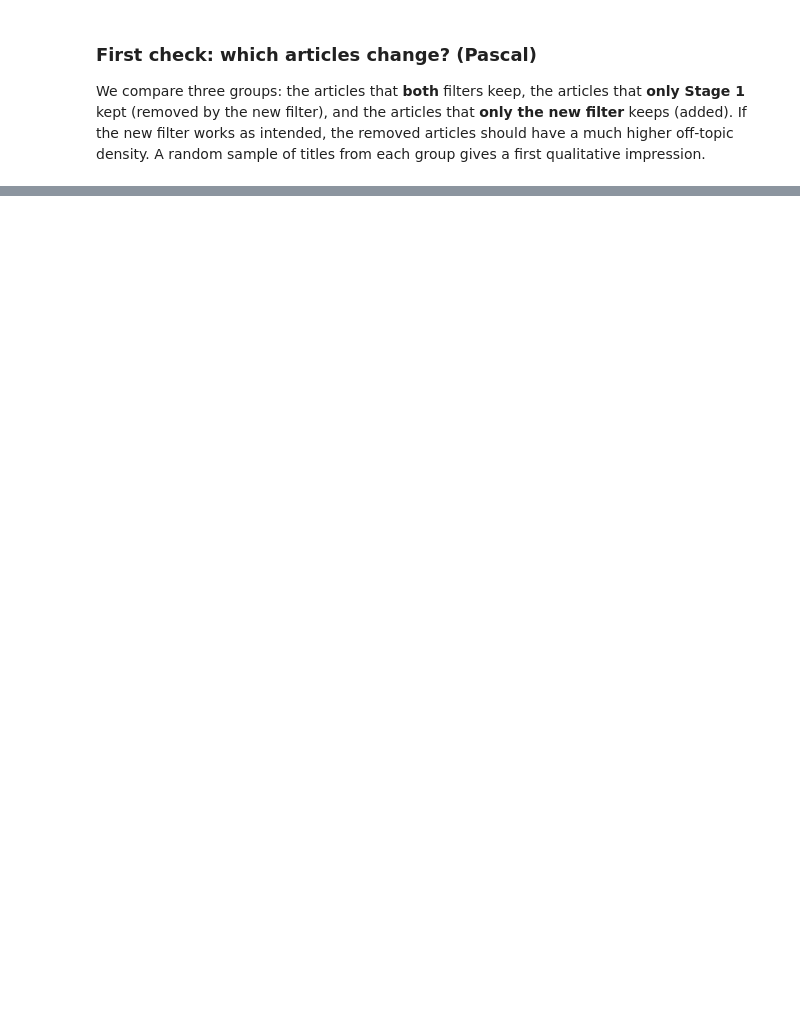
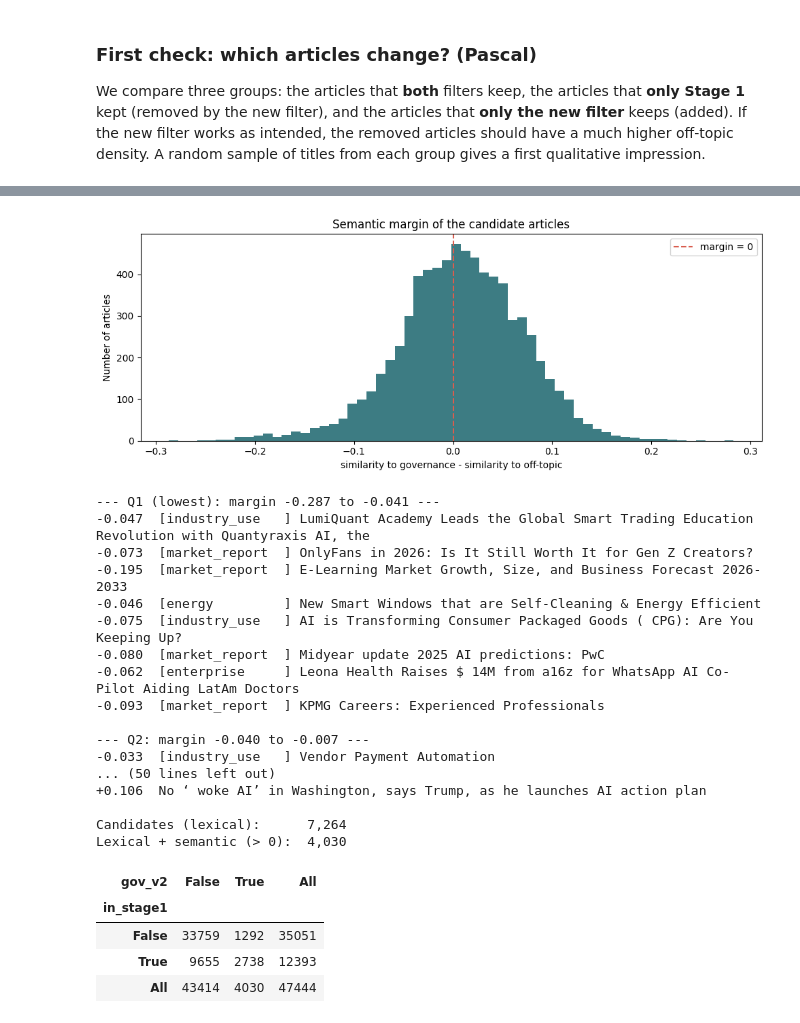
Before and after one commit to Pascingo/CTA-media-analysis, a Jupyter notebook: Stage_3.ipynb, the cells around one changed output, grey strips where cells are left out. Cells and saved outputs as stored; diff of their text form; code cells hidden in the pictures; blank space fills up the shorter version.

```diff
--- a/Stage_3.ipynb
+++ b/Stage_3.ipynb
@@ -314,0 +479,60 @@ for name, mask in groups.items():
+# %%
+cand = df[df["gov_lexical"]].copy()
+
+# 1. Distribution of the semantic margin
+plt.figure(figsize=(10, 4))
+plt.hist(cand["sem_margin"], bins=60, color="#3D7C83")
+plt.axvline(0, color="#D95D4F", linestyle="--", label="margin = 0")
+plt.title("Semantic margin of the candidate articles")
+plt.xlabel("similarity to governance - similarity to off-topic")
+plt.ylabel("Number of articles")
+plt.legend()
+plt.tight_layout()
+plt.show()
+
+# 2. Random titles per margin quintile (from "clearly off-topic" to "clearly governance")
+cand["margin_bin"] = pd.qcut(cand["sem_margin"], 5, labels=["Q1 (lowest)", "Q2", "Q3", "Q4", "Q5 (highest)"])
+for bin_name, group in cand.groupby("margin_bin", observed=True):
+    print(f"\n--- {bin_name}: margin {group['sem_margin'].min():.3f} to {group['sem_margin'].max():.3f} ---")
+    for _, row in group.sample(n=8, random_state=RANDOM_STATE).iterrows():
+        label = row["sem_gov_label"] if row["sem_margin"] > 0 else row["sem_off_label"]
+        print(f"{row['sem_margin']:+.3f}  [{label:<15}] {str(row['title'])[:95]}")
+
+# 3. Articles we discussed in the lexical step
+CHECK_TITLES = ["Privacy notice", "Tesla Cybercab", "IoT on Manufacturing", "Laura Zommer",
+                "SEO", "Copyright Office", "EU Fines Google", "AI safety amid Trump", "woke AI"]
+print("\n--- Known examples ---")
+for keyword in CHECK_TITLES:
+    rows = cand[cand["title"].str.contains(keyword, regex=False, na=False)]
+    for _, row in rows.head(2).iterrows():
+        print(f"{row['sem_margin']:+.3f}  {str(row['title'])[:95]}")
+
+# 4. Provisional combined filter: lexical candidate AND positive semantic margin
+df["gov_v2"] = df["gov_lexical"] & (df["sem_margin"] > 0)
+print(f"\nCandidates (lexical):      {df['gov_lexical'].sum():,}")
+print(f"Lexical + semantic (> 0):  {df['gov_v2'].sum():,}")
+display(pd.crosstab(df["in_stage1"], df["gov_v2"], margins=True))
+# %% [output]
+[figure, added]
+--- Q1 (lowest): margin -0.287 to -0.041 ---
+-0.047  [industry_use   ] LumiQuant Academy Leads the Global Smart Trading Education Revolution with Quantyraxis AI, the
+-0.073  [market_report  ] OnlyFans in 2026: Is It Still Worth It for Gen Z Creators?
+-0.195  [market_report  ] E-Learning Market Growth, Size, and Business Forecast 2026-2033
+-0.046  [energy         ] New Smart Windows that are Self-Cleaning & Energy Efficient
+-0.075  [industry_use   ] AI is Transforming Consumer Packaged Goods ( CPG): Are You Keeping Up?
+-0.080  [market_report  ] Midyear update 2025 AI predictions: PwC
+-0.062  [enterprise     ] Leona Health Raises $ 14M from a16z for WhatsApp AI Co-Pilot Aiding LatAm Doctors
+-0.093  [market_report  ] KPMG Careers: Experienced Professionals
+
+--- Q2: margin -0.040 to -0.007 ---
+-0.033  [industry_use   ] Vendor Payment Automation
+... (50 lines left out)
++0.106  No ‘ woke AI’ in Washington, says Trump, as he launches AI action plan
+
+Candidates (lexical):      7,264
+Lexical + semantic (> 0):  4,030
+| gov_v2 | False | True | All |
+| in_stage1 |  |  |  |
+| False | 33759 | 1292 | 35051 |
+| True | 9655 | 2738 | 12393 |
+| All | 43414 | 4030 | 47444 |
```
Also changed, not shown: parts of 8 cells of this notebook.
